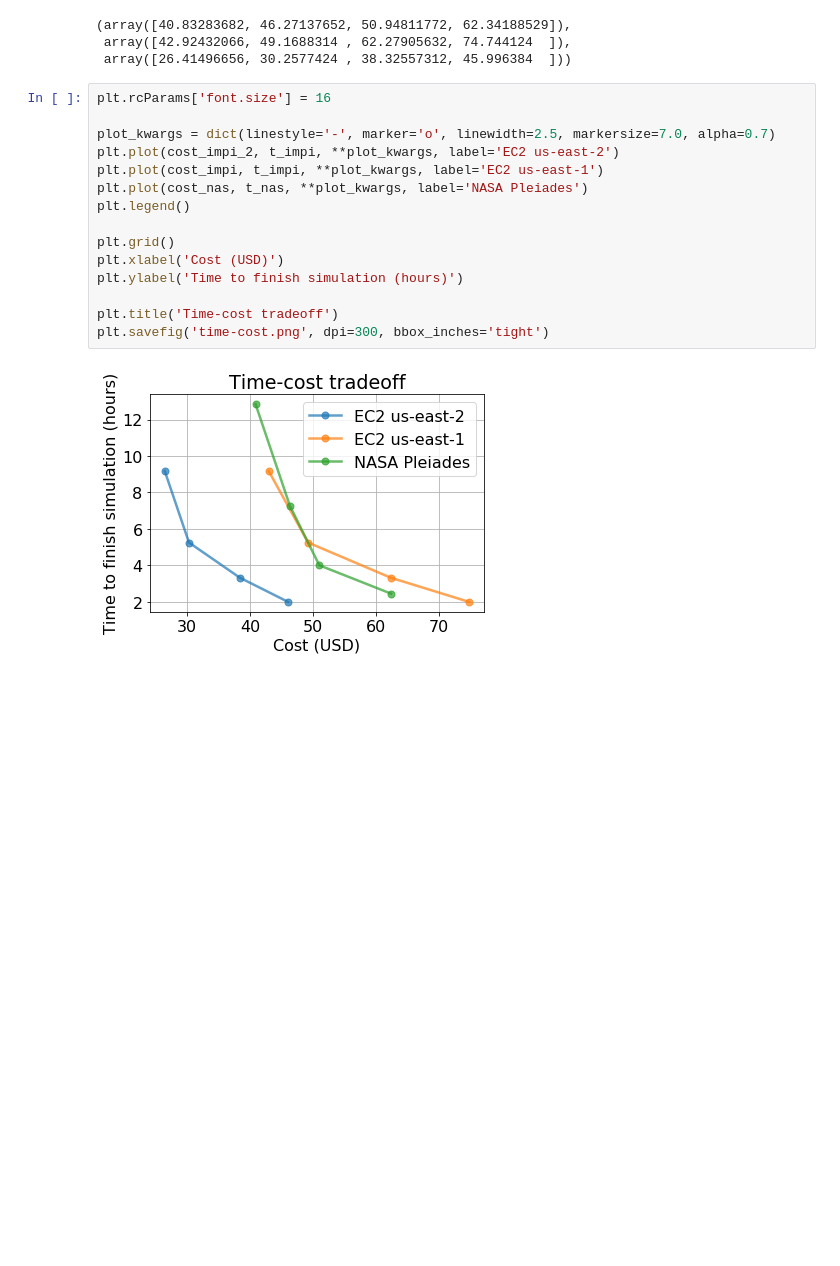
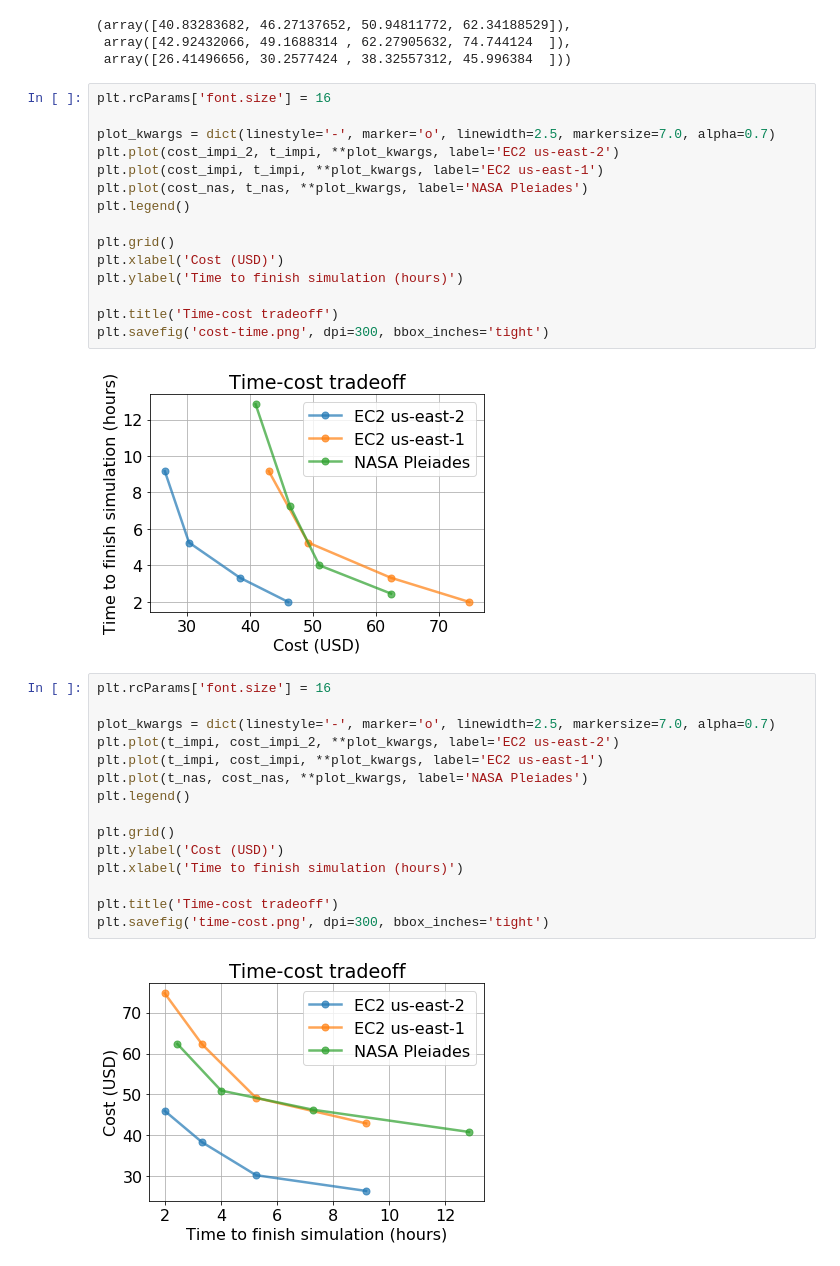
Before and after one commit to JiaweiZhuang/cloud-gchp-paper, a Jupyter notebook: notebooks/cost_analysis.ipynb, the cells around one changed output. Saved outputs shown, nothing was run; the diff lists cells and outputs as text; blank space fills up the shorter version.

Commit message:
Flip time-cost plot

```diff
--- a/notebooks/cost_analysis.ipynb
+++ b/notebooks/cost_analysis.ipynb
@@ -50,6 +50,23 @@ plt.xlabel('Cost (USD)')
 plt.ylabel('Time to finish simulation (hours)')
 
 plt.title('Time-cost tradeoff')
-plt.savefig('time-cost.png', dpi=300, bbox_inches='tight')
+plt.savefig('cost-time.png', dpi=300, bbox_inches='tight')
 # %% [output]
 [figure]
+# %%
+plt.rcParams['font.size'] = 16
+
+plot_kwargs = dict(linestyle='-', marker='o', linewidth=2.5, markersize=7.0, alpha=0.7)
+plt.plot(t_impi, cost_impi_2, **plot_kwargs, label='EC2 us-east-2')
+plt.plot(t_impi, cost_impi, **plot_kwargs, label='EC2 us-east-1')
+plt.plot(t_nas, cost_nas, **plot_kwargs, label='NASA Pleiades')
+plt.legend()
+
+plt.grid()
+plt.ylabel('Cost (USD)')
+plt.xlabel('Time to finish simulation (hours)')
+
+plt.title('Time-cost tradeoff')
+plt.savefig('time-cost.png', dpi=300, bbox_inches='tight')
+# %% [output]
+[figure, added]
```
